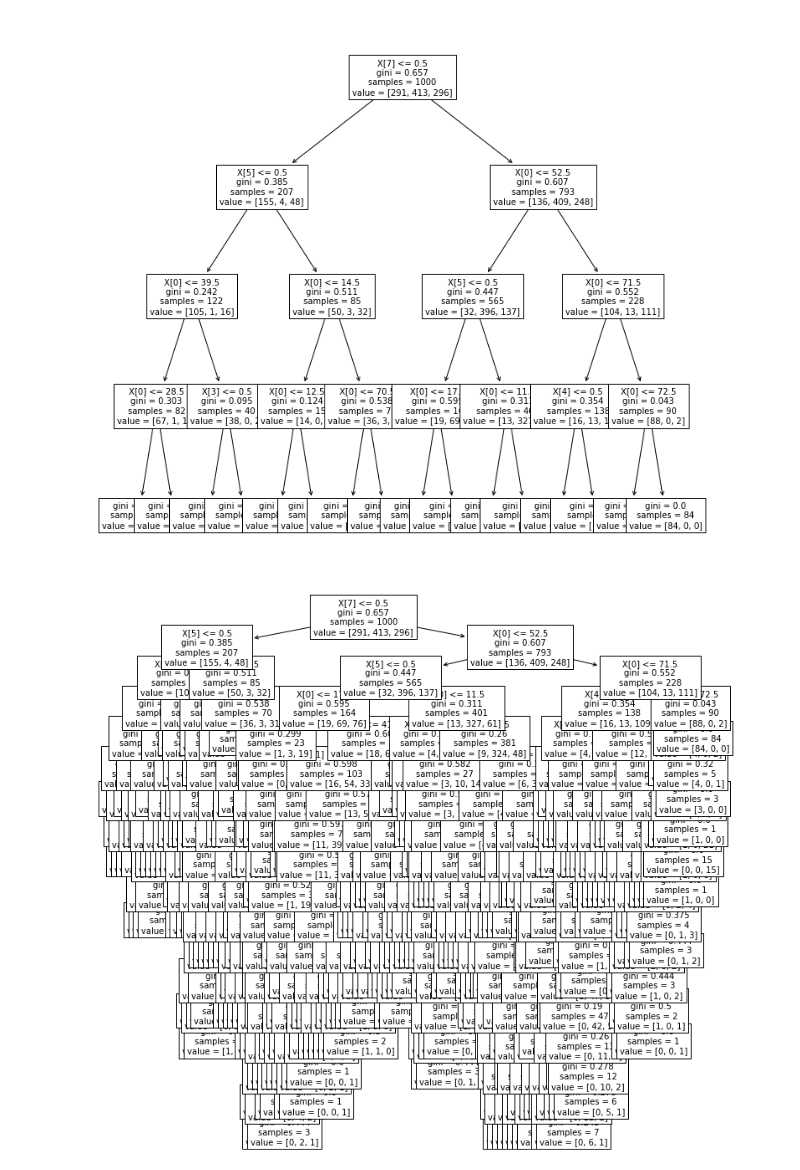
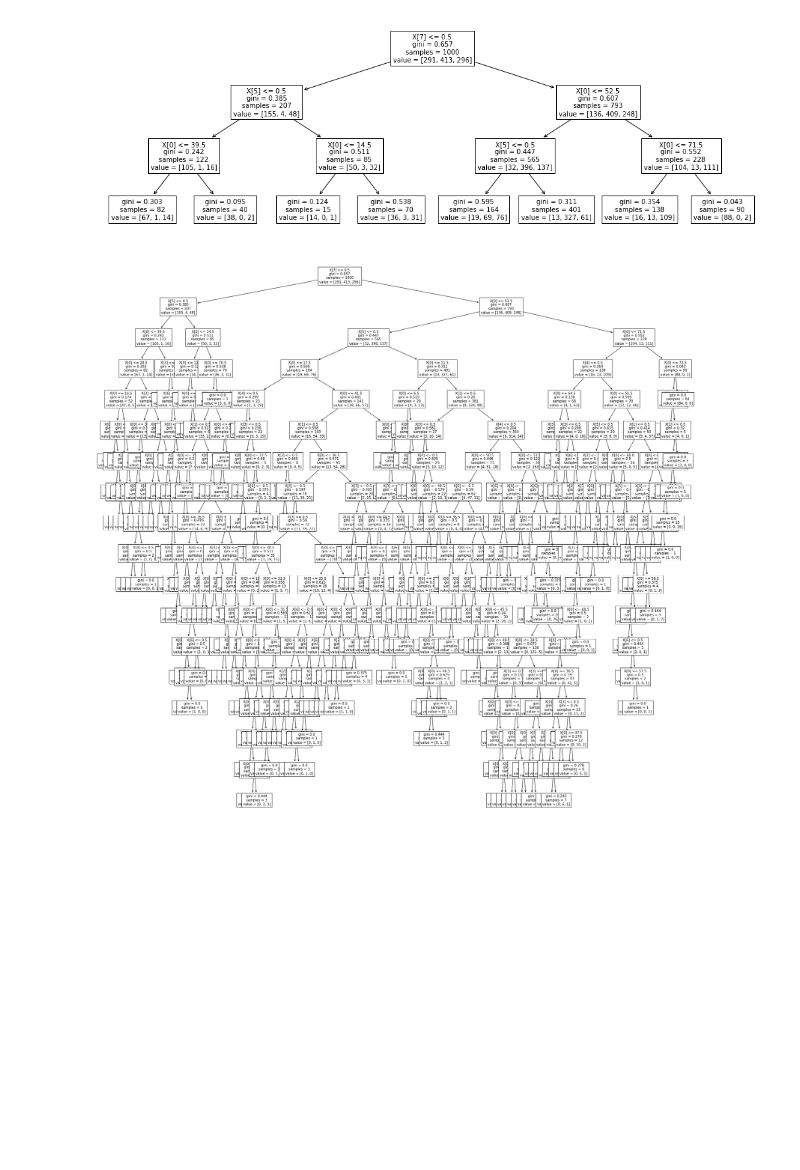
Before and after one commit to jeankhechfe/commit-quality, a Jupyter notebook: jupyter_notebook/Tree_rules.ipynb, the cells around one changed output. Drawn from its saved outputs; the diff is of its cells as text; code cells hidden in the pictures; blank space fills up the shorter version.

Commit message:
Edit tree figure size

```diff
--- a/jupyter_notebook/Tree_rules.ipynb
+++ b/jupyter_notebook/Tree_rules.ipynb
@@ -36,18 +36,20 @@ print(rules)
 |   |   |   |--- characters_count >  72.50
 |   |   |   |   |--- class: bad
 # %%
-clf = DecisionTreeClassifier(max_depth=4)  # set hyperparameter
+clf = DecisionTreeClassifier(max_depth=3)  # set hyperparameter
 clf.fit(x, y)
 
-plt.figure(figsize=(12,12))  # set plot size (denoted in inches)
+plt.figure(figsize=(18,6))  # set plot size (denoted in inches)
 plot_tree(clf, fontsize=10)
 plt.show()
 # %% [output]
-[figure, old version]
+[figure, new version]
 # %%
-plt.figure(figsize=(12,12))  # set plot size (denoted in inches)
+clf = DecisionTreeClassifier()
+clf.fit(x, y)
+plt.figure(figsize=(30,30))  # set plot size (denoted in inches)
 plot_tree(clf, fontsize=10)
 # plt.savefig('tree_high_dpi', dpi=100)
 plt.show()
 # %% [output]
-[figure, old version]
+[figure, new version]
```
Also changed, not shown: parts of 1 cell of this notebook.
